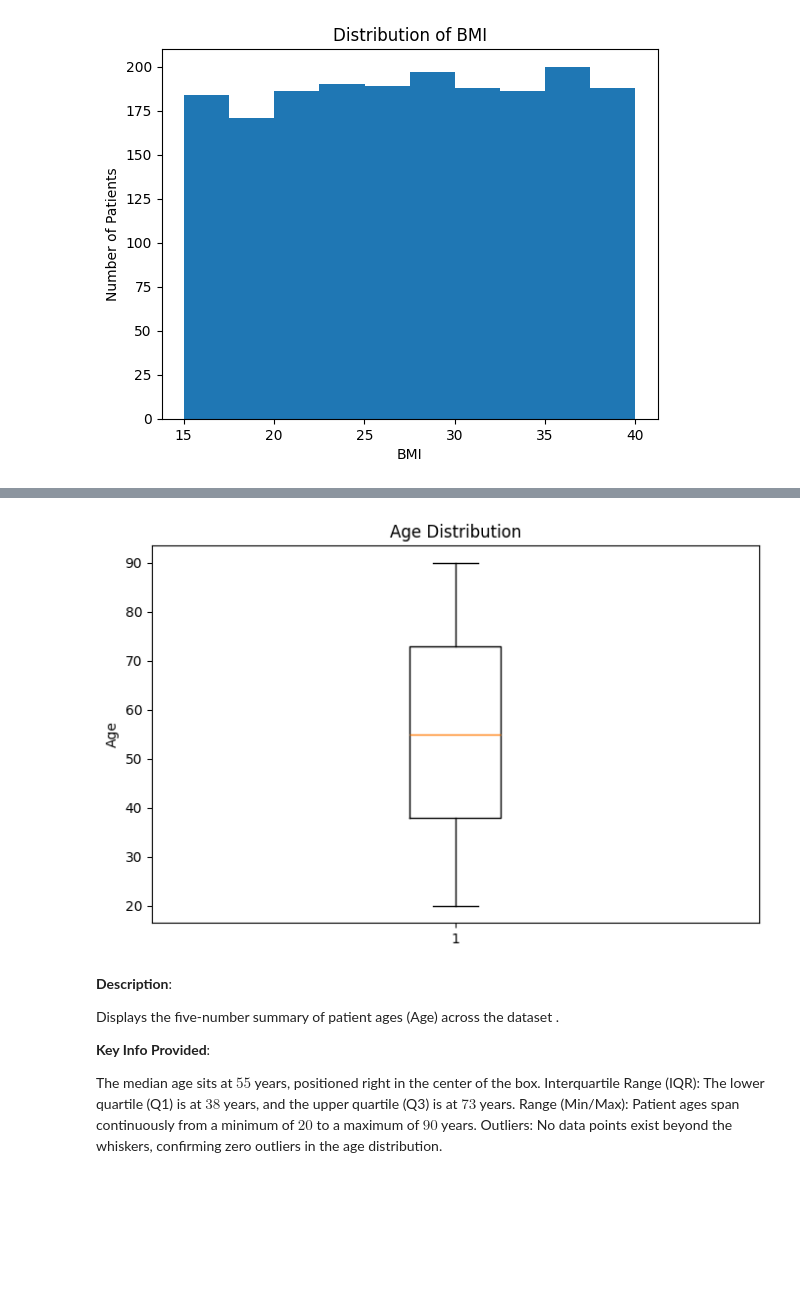
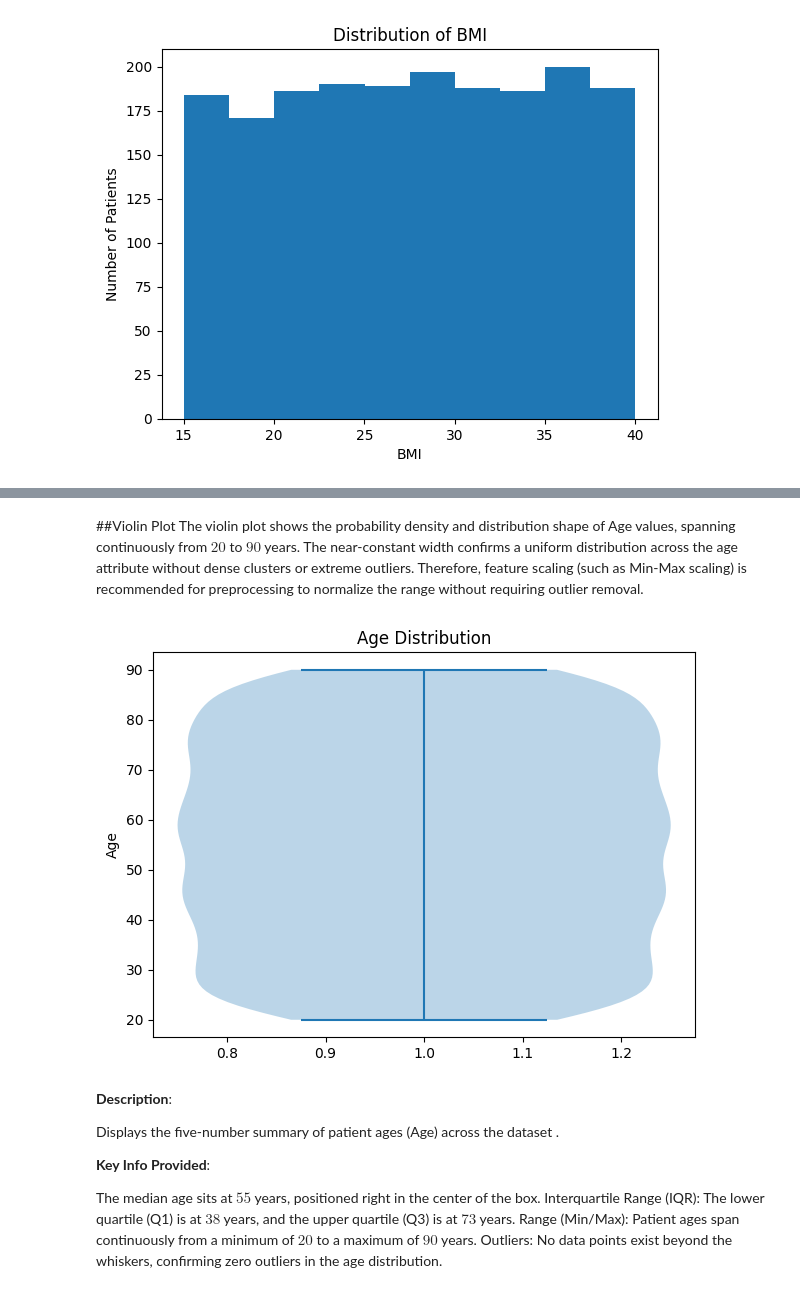
Before and after one commit to reemajedz99/IT326-Diabetes, a Jupyter notebook: Reports/Phase2.ipynb, the cells around one changed output, grey strips where cells are left out. Drawn from its saved outputs; the diff is of its cells as text; code cells hidden in the pictures; blank space fills up the shorter version.

```diff
--- a/Reports/Phase2.ipynb
+++ b/Reports/Phase2.ipynb
@@ -125,19 +128,23 @@ Displays the frequency distribution of Body Mass Index (BMI) values across all p
+# %% [markdown]
+##Violin Plot
+The violin plot shows the probability density and distribution shape of Age values, spanning continuously from $20$ to $90$ years. The near-constant width confirms a uniform distribution across the age attribute without dense clusters or extreme outliers. Therefore, feature scaling (such as Min-Max scaling) is recommended for preprocessing to normalize the range without requiring outlier removal.
 # %%
 import matplotlib.pyplot as plt
 import pandas as pd
 
 url = "https://raw.githubusercontent.com/reemajedz99/IT326-Diabetes/refs/heads/main/Dataset/Raw_dataset.csv"
 
 df = pd.read_csv(url)
 
-df.head()
-plt.figure(figsize=(8, 5))
-plt.boxplot(df['Age'].dropna())
+plt.figure(figsize=(7, 5))
+plt.violinplot(df['Age'].dropna())
+
 plt.title('Age Distribution')
 plt.ylabel('Age')
+
 plt.show()
 # %% [output]
-[figure, old version]
+[figure, new version]
 # %% [markdown]
 **Description**:
 
```
Also changed, not shown: parts of 3 cells of this notebook.
